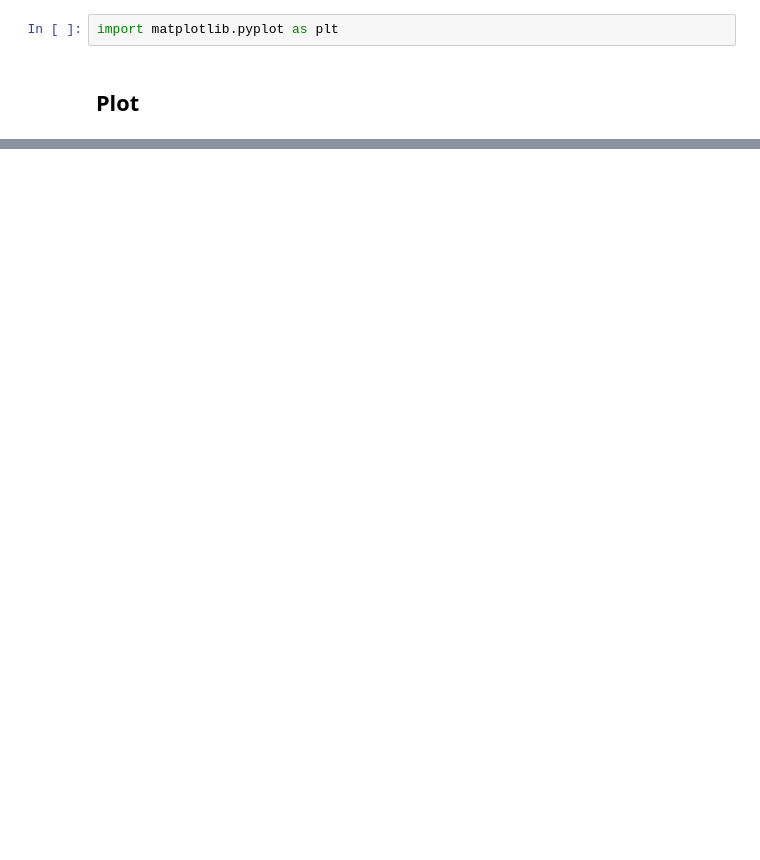
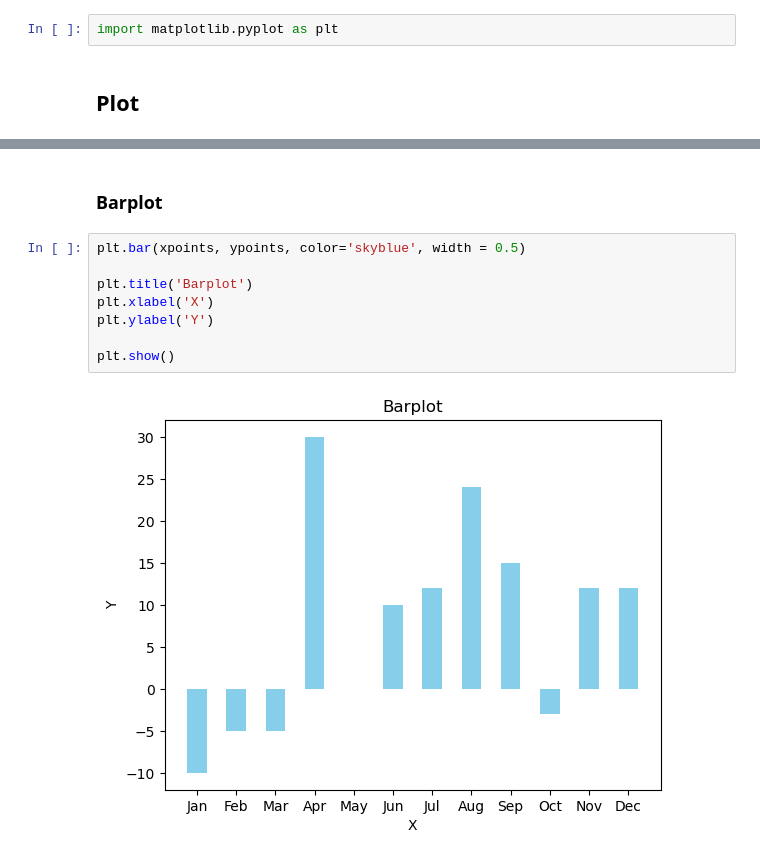
Before and after one commit to RomeoSilvestri/Book, a Jupyter notebook: _build/jupyter_execute/chapters/1.4 python-matplotlib.ipynb, the cells around one changed output, grey strips where cells are left out. Drawn from its saved outputs; the diff is of its cells as text; blank space fills up the shorter version.

```diff
--- a/_build/jupyter_execute/chapters/1.4 python-matplotlib.ipynb
+++ b/_build/jupyter_execute/chapters/1.4 python-matplotlib.ipynb
@@ -46,0 +106,12 @@ plt.plot function
+# %% [markdown]
+### Barplot
+# %%
+plt.bar(xpoints, ypoints, color='skyblue', width = 0.5)
+
+plt.title('Barplot')
+plt.xlabel('X')
+plt.ylabel('Y')
+
+plt.show()
+# %% [output]
+[figure, added]
```
Also changed, not shown: parts of 17 cells of this notebook, 33 other files.
